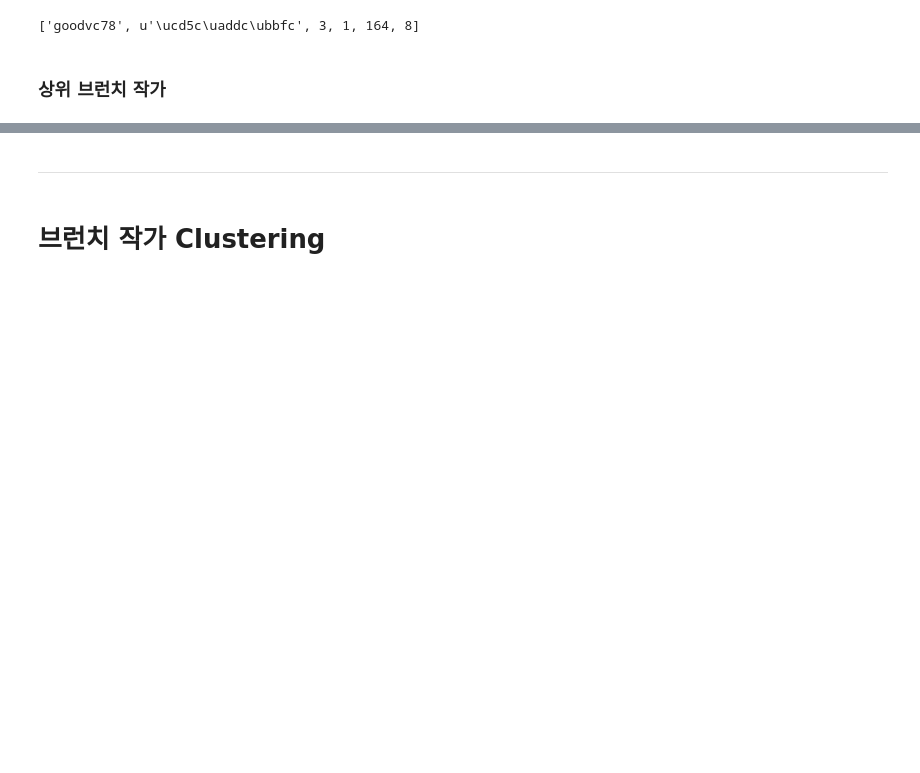
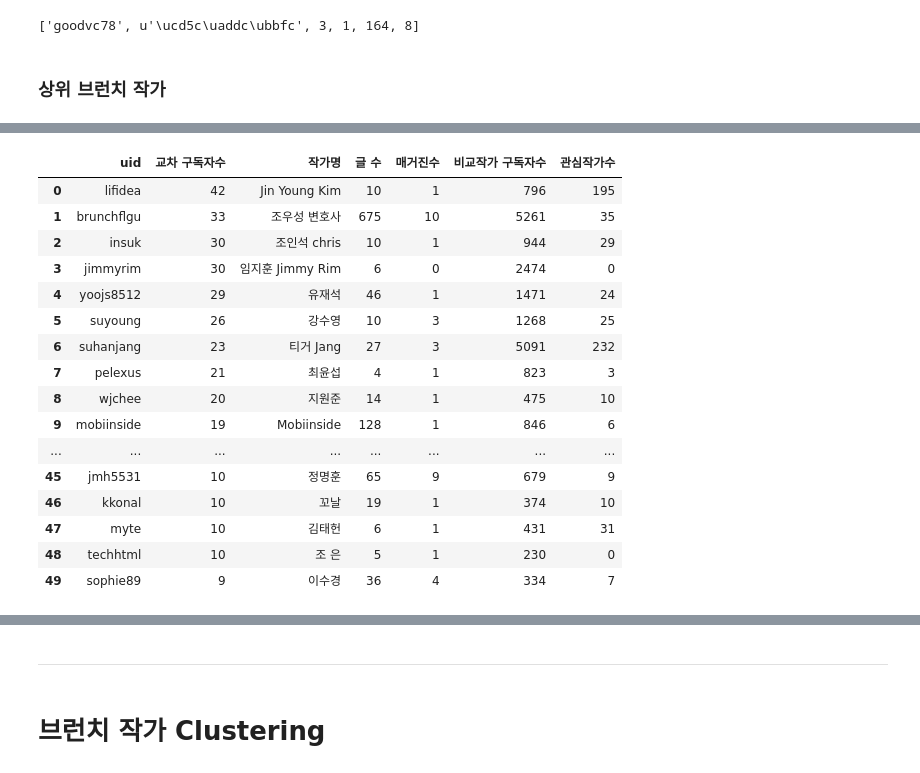
Before and after one commit to goodvc78/fc-recsys-school, a Jupyter notebook: ch1/02-brunch-recommendation.ipynb, the cells around one changed output, grey strips where cells are left out. Drawn from its saved outputs; the diff is of its cells as text; code cells hidden in the pictures; blank space fills up the shorter version.

```diff
--- a/ch1/02-brunch-recommendation.ipynb
+++ b/ch1/02-brunch-recommendation.ipynb
@@ -74,0 +83,20 @@ top_writer['교차 구독자수 비율'] = top_writer['교차 구독자수 비
+# %%
+top_writer
+# %% [output]
+|  | uid | 교차 구독자수 | 작가명 | 글 수 | 매거진수 | 비교작가 구독자수 | 관심작가수 |
+| 0 | lifidea | 42 | Jin Young Kim | 10 | 1 | 796 | 195 |
+| 1 | brunchflgu | 33 | 조우성 변호사 | 675 | 10 | 5261 | 35 |
+| 2 | insuk | 30 | 조인석 chris | 10 | 1 | 944 | 29 |
+| 3 | jimmyrim | 30 | 임지훈 Jimmy Rim | 6 | 0 | 2474 | 0 |
+| 4 | yoojs8512 | 29 | 유재석 | 46 | 1 | 1471 | 24 |
+| 5 | suyoung | 26 | 강수영 | 10 | 3 | 1268 | 25 |
+| 6 | suhanjang | 23 | 티거 Jang | 27 | 3 | 5091 | 232 |
+| 7 | pelexus | 21 | 최윤섭 | 4 | 1 | 823 | 3 |
+| 8 | wjchee | 20 | 지원준 | 14 | 1 | 475 | 10 |
+| 9 | mobiinside | 19 | Mobiinside | 128 | 1 | 846 | 6 |
+| ... | ... | ... | ... | ... | ... | ... | ... |
+| 45 | jmh5531 | 10 | 정명훈 | 65 | 9 | 679 | 9 |
+| 46 | kkonal | 10 | 꼬날 | 19 | 1 | 374 | 10 |
+| 47 | myte | 10 | 김태헌 | 6 | 1 | 431 | 31 |
+| 48 | techhtml | 10 | 조 은 | 5 | 1 | 230 | 0 |
+| 49 | sophie89 | 9 | 이수경 | 36 | 4 | 334 | 7 |
```
Also changed, not shown: parts of 12 cells of this notebook, 3 other files.
